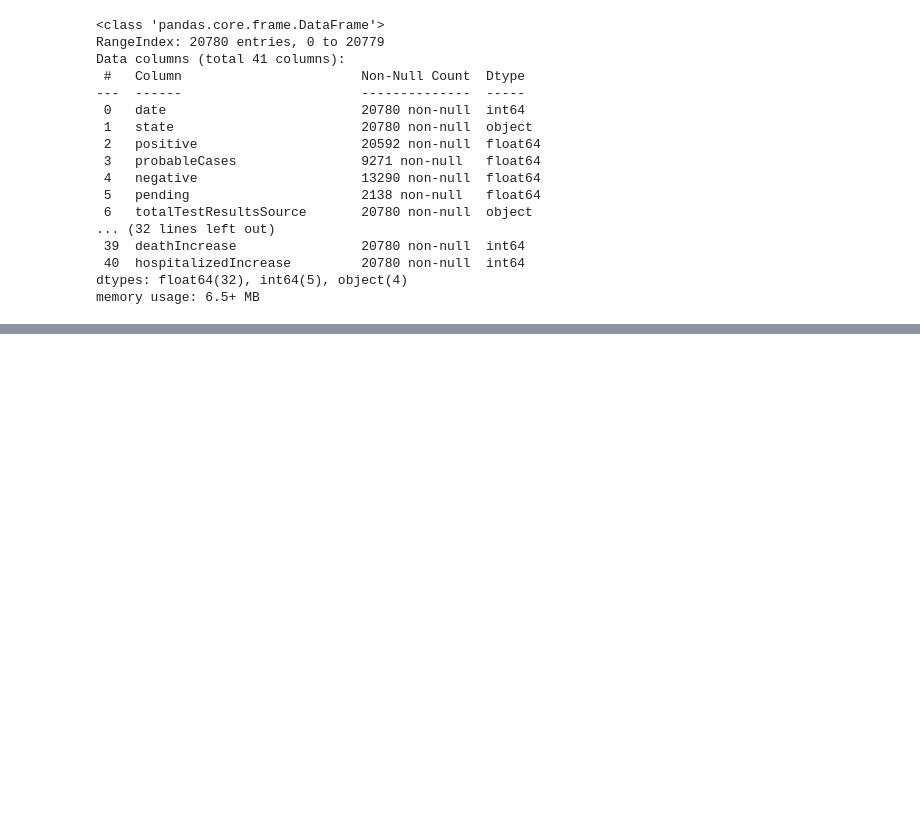
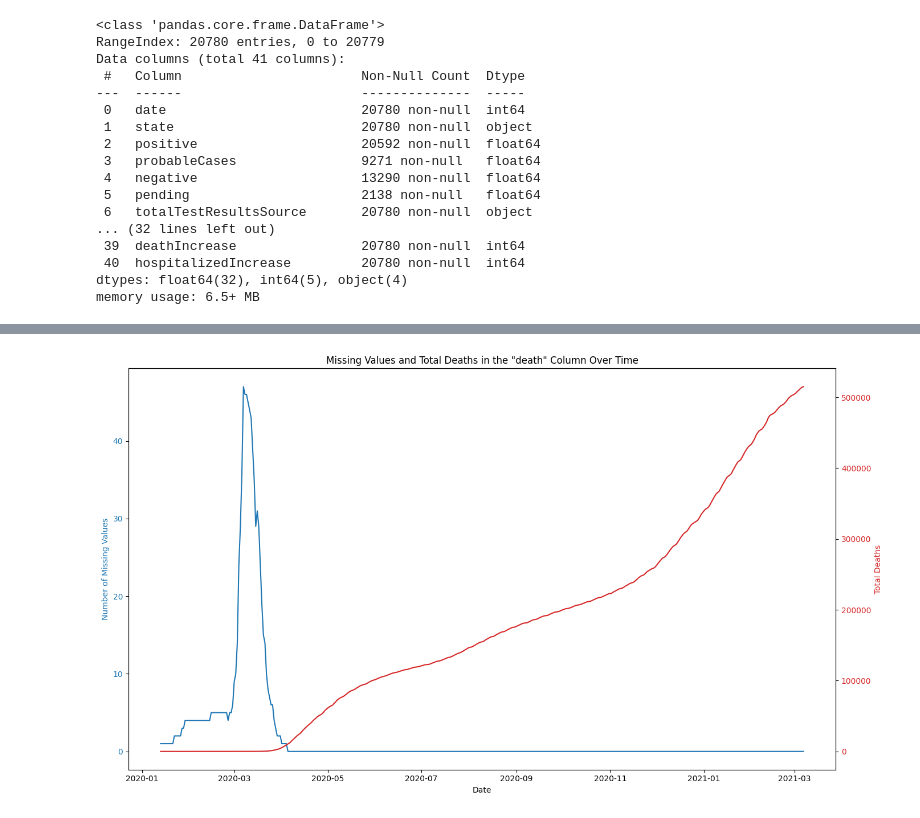
Before and after one commit to AI-School-F5-P2/Covid-3, a Jupyter notebook: Covid_version_J.ipynb, the cells around one changed output, grey strips where cells are left out. Drawn from its saved outputs; the diff is of its cells as text; code cells hidden in the pictures; blank space fills up the shorter version.

Commit message:
se analizan campos date, state y death. Se confirma mediante gráfica que se los valores nulos de esta última se pueden cambiar por 0

```diff
--- a/Covid_version_J.ipynb
+++ b/Covid_version_J.ipynb
@@ -107,0 +118,30 @@ df1.describe()
+# %%
+# Exploramos los valores "null" del campo "death" a lo largo del tiempo
+
+# Muertes totales por fecha
+total_death_by_date = df1.groupby('date')['death'].sum()
+
+# valores nulos en el campo death por fecha
+missing_death_by_date = df1['death'].isnull().groupby(df1['date']).sum()
+
+# Create a secondary y-axis for the total deaths
+fig, ax1 = plt.subplots(figsize=(14,8))
+
+color = 'tab:blue'
+ax1.set_xlabel('Date')
+ax1.set_ylabel('Number of Missing Values', color=color)
+ax1.plot(missing_death_by_date, color=color)  # Change 'missing_death_all_dates' to 'missing_death_by_date'
+ax1.tick_params(axis='y', labelcolor=color)
+
+ax2 = ax1.twinx()  # instantiate a second axes that shares the same x-axis
+
+color = 'tab:red'
+ax2.set_ylabel('Total Deaths', color=color)  # we already handled the x-label with ax1
+ax2.plot(total_death_by_date, color=color)  # Change 'total_death_by_date' to total_death_by_date
+ax2.tick_params(axis='y', labelcolor=color)
+
+plt.title('Missing Values and Total Deaths in the "death" Column Over Time')
+fig.tight_layout()  # otherwise the right y-label is slightly clipped
+plt.show()
+# %% [output]
+[figure, added]
```
Also changed, not shown: parts of 4 cells of this notebook.
